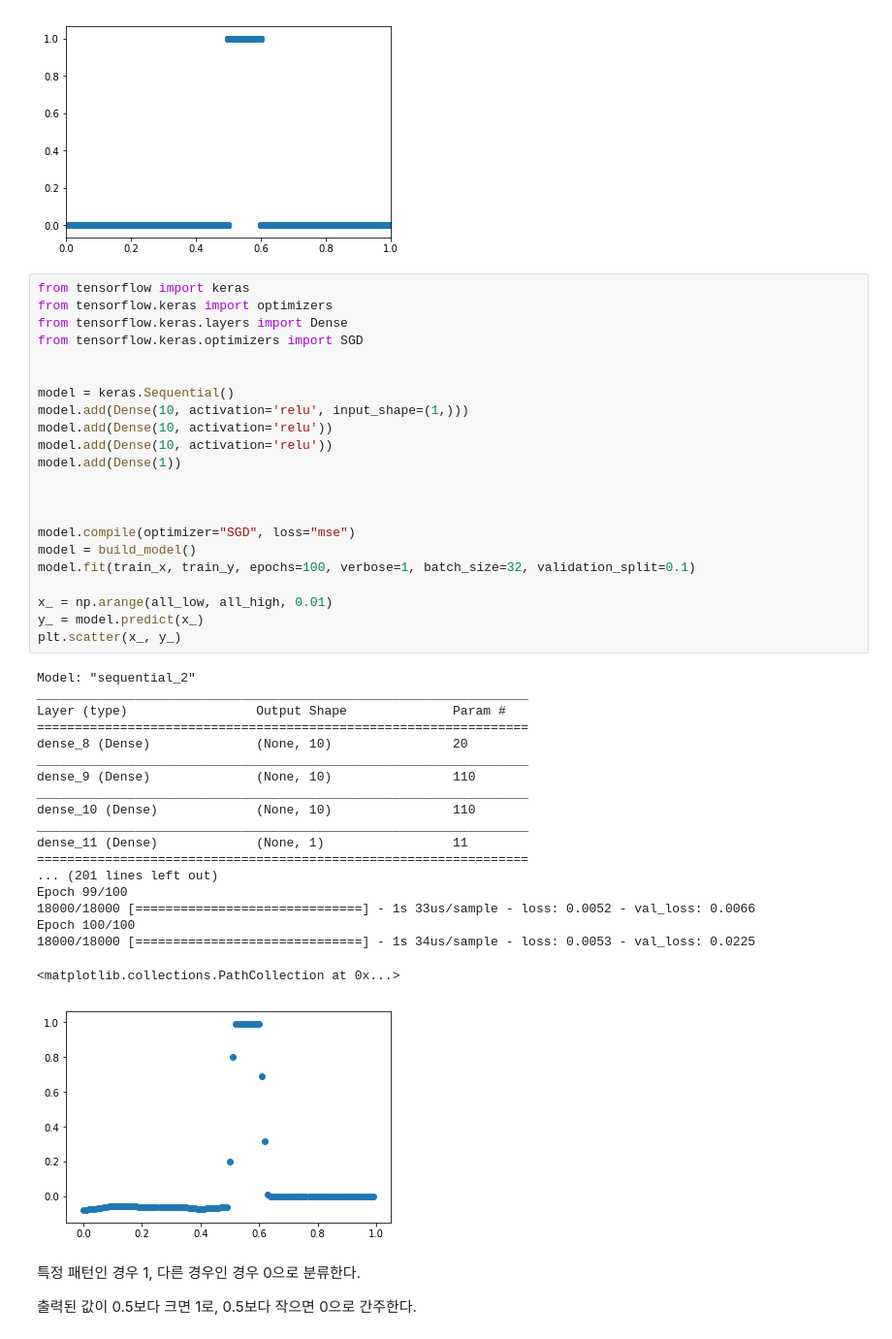
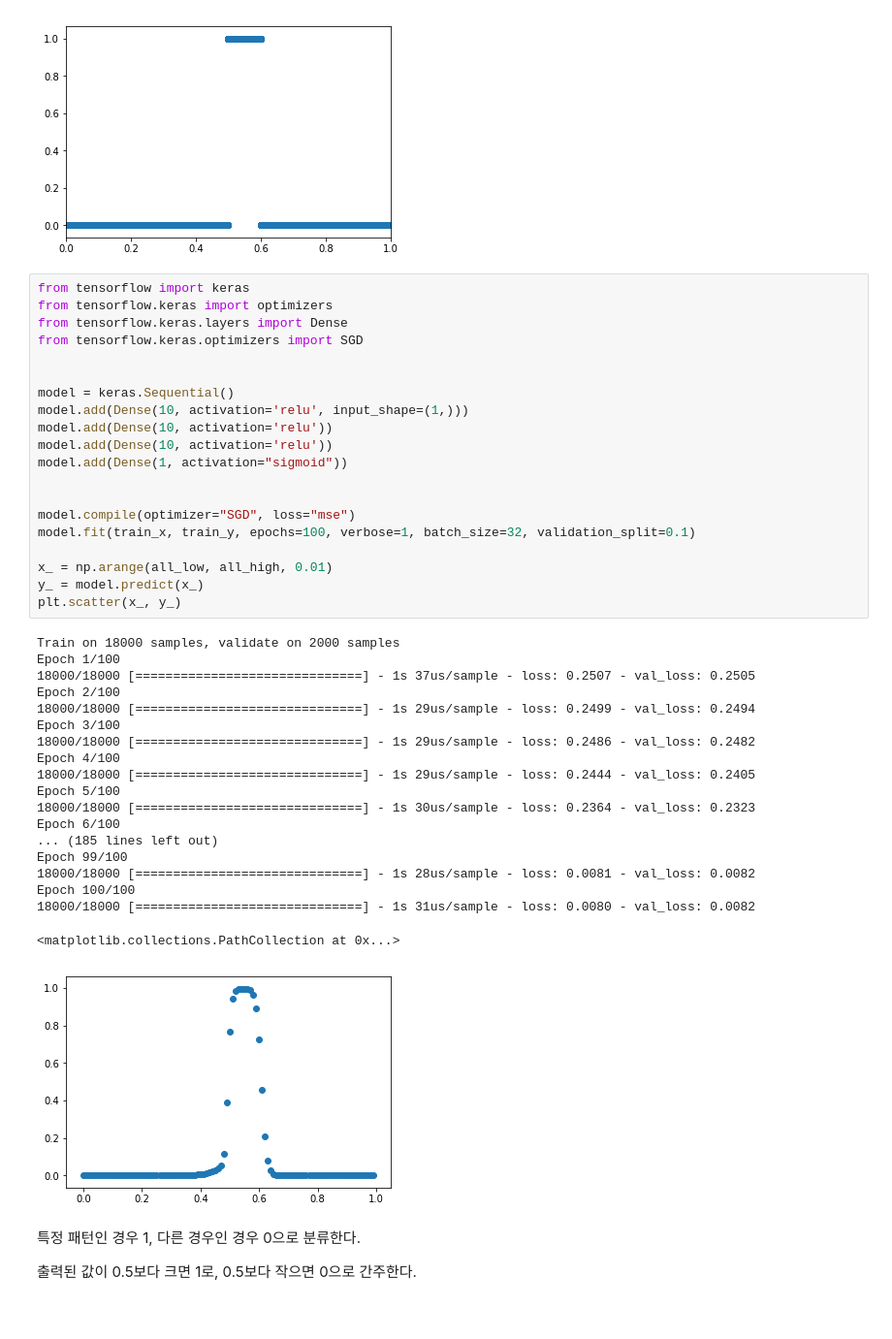
Before and after one commit to dhrim/bmac_seminar, a Jupyter notebook: material/dnn_as_a_classifier.ipynb, the cells around one changed output. Shown at 97% size. Saved outputs shown, nothing was run; the diff lists cells and outputs as text.

```diff
--- a/material/dnn_as_a_classifier.ipynb
+++ b/material/dnn_as_a_classifier.ipynb
@@ -67,45 +67,43 @@ train_x, train_y = build_square_data(all_low, all_high, square_low, square_high,
 # %%
 from tensorflow import keras
 from tensorflow.keras import optimizers
 from tensorflow.keras.layers import Dense
 from tensorflow.keras.optimizers import SGD
 
 
 model = keras.Sequential()
 model.add(Dense(10, activation='relu', input_shape=(1,)))
 model.add(Dense(10, activation='relu'))
 model.add(Dense(10, activation='relu'))
-model.add(Dense(1))
-
+model.add(Dense(1, activation="sigmoid"))
 
 
 model.compile(optimizer="SGD", loss="mse")
-model = build_model()
 model.fit(train_x, train_y, epochs=100, verbose=1, batch_size=32, validation_split=0.1)
 
 x_ = np.arange(all_low, all_high, 0.01)
 y_ = model.predict(x_)
 plt.scatter(x_, y_)
 # %% [output]
-Model: "sequential_2"
-_________________________________________________________________
-Layer (type)                 Output Shape              Param #
-=================================================================
-dense_8 (Dense)              (None, 10)                20
-_________________________________________________________________
-dense_9 (Dense)              (None, 10)                110
-_________________________________________________________________
-dense_10 (Dense)             (None, 10)                110
-_________________________________________________________________
-dense_11 (Dense)             (None, 1)                 11
-=================================================================
-... (201 lines left out)
+Train on 18000 samples, validate on 2000 samples
+Epoch 1/100
+18000/18000 [==============================] - 1s 37us/sample - loss: 0.2507 - val_loss: 0.2505
+Epoch 2/100
+18000/18000 [==============================] - 1s 29us/sample - loss: 0.2499 - val_loss: 0.2494
+Epoch 3/100
+18000/18000 [==============================] - 1s 29us/sample - loss: 0.2486 - val_loss: 0.2482
+Epoch 4/100
+18000/18000 [==============================] - 1s 29us/sample - loss: 0.2444 - val_loss: 0.2405
+Epoch 5/100
+18000/18000 [==============================] - 1s 30us/sample - loss: 0.2364 - val_loss: 0.2323
+Epoch 6/100
+... (185 lines left out)
 Epoch 99/100
-18000/18000 [==============================] - 1s 33us/sample - loss: 0.0052 - val_loss: 0.0066
+18000/18000 [==============================] - 1s 28us/sample - loss: 0.0081 - val_loss: 0.0082
 Epoch 100/100
-18000/18000 [==============================] - 1s 34us/sample - loss: 0.0053 - val_loss: 0.0225
+18000/18000 [==============================] - 1s 31us/sample - loss: 0.0080 - val_loss: 0.0082
 <matplotlib.collections.PathCollection at 0x...>
-[figure, old version]
+[figure, new version]
 # %% [markdown]
 특정 패턴인 경우 1, 다른 경우인 경우 0으로 분류한다.
 
```
